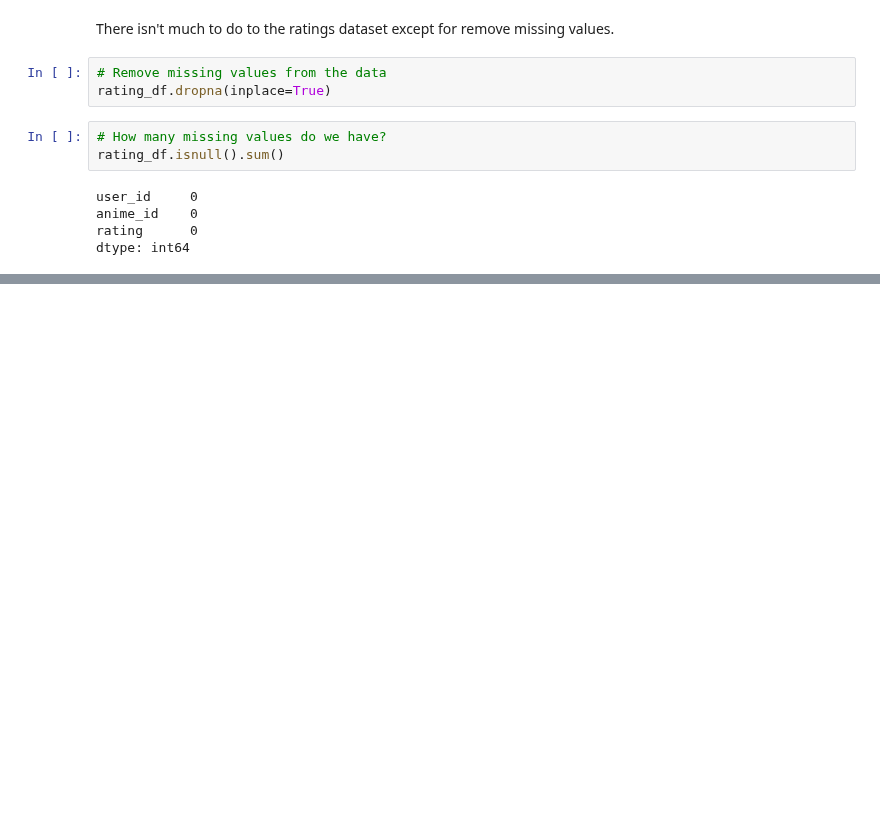
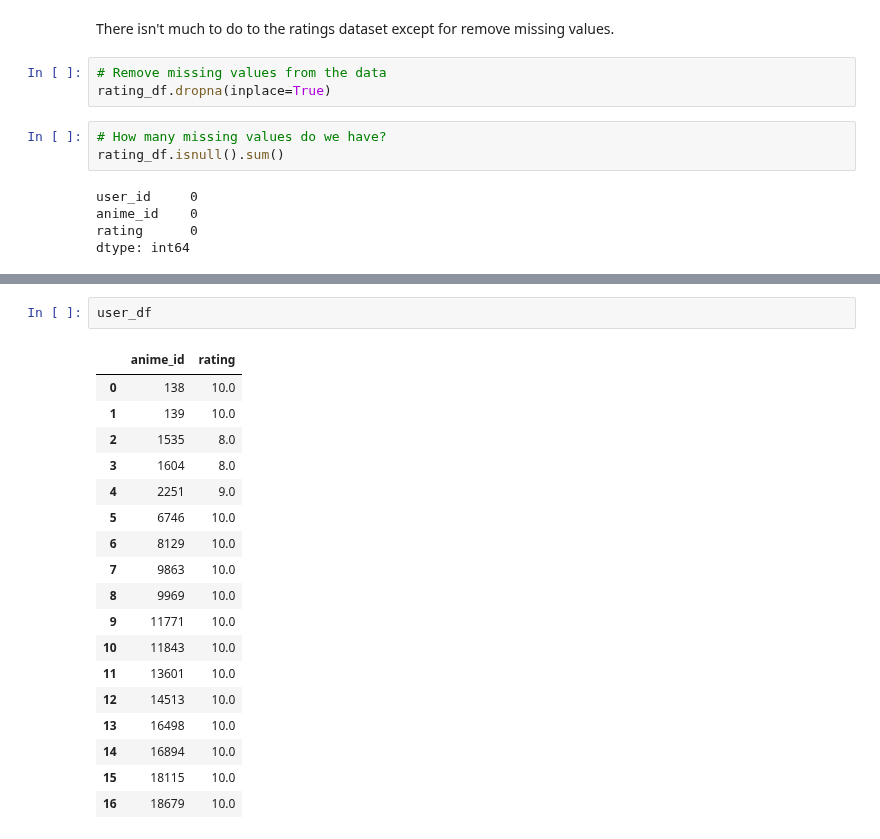
Before and after one commit to Zenoix/Anime-Recommendations, a Jupyter notebook: Content Based Filtering.ipynb, the cells around one changed output, grey strips where cells are left out. Drawn from its saved outputs; the diff is of its cells as text; blank space fills up the shorter version.

```diff
--- a/Content Based Filtering.ipynb
+++ b/Content Based Filtering.ipynb
@@ -116,0 +138,21 @@ dtype: int64
+# %%
+user_df
+# %% [output]
+|  | anime_id | rating |
+| 0 | 138 | 10.0 |
+| 1 | 139 | 10.0 |
+| 2 | 1535 | 8.0 |
+| 3 | 1604 | 8.0 |
+| 4 | 2251 | 9.0 |
+| 5 | 6746 | 10.0 |
+| 6 | 8129 | 10.0 |
+| 7 | 9863 | 10.0 |
+| 8 | 9969 | 10.0 |
+| 9 | 11771 | 10.0 |
+| 10 | 11843 | 10.0 |
+| 11 | 13601 | 10.0 |
+| 12 | 14513 | 10.0 |
+| 13 | 16498 | 10.0 |
+| 14 | 16894 | 10.0 |
+| 15 | 18115 | 10.0 |
+| 16 | 18679 | 10.0 |
```
Also changed, not shown: parts of 12 cells of this notebook.
